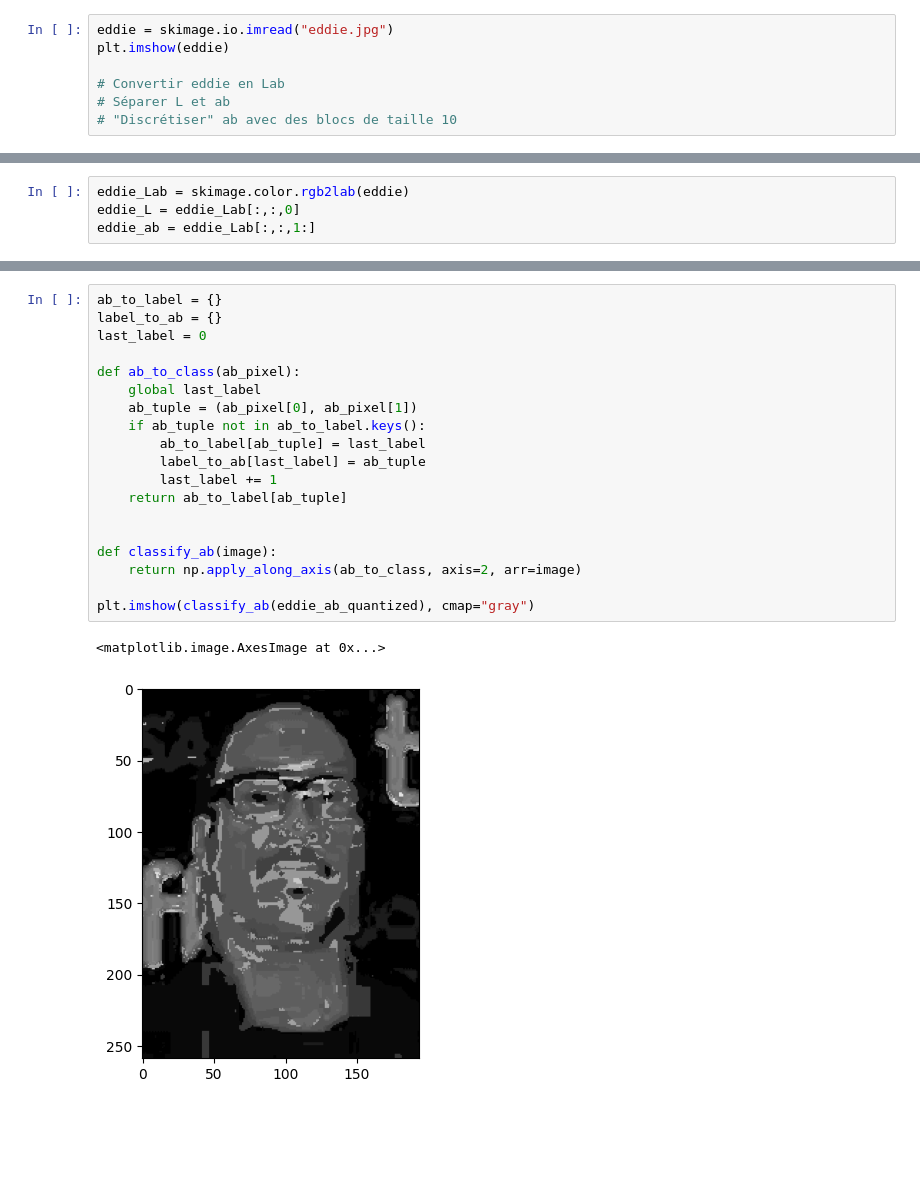
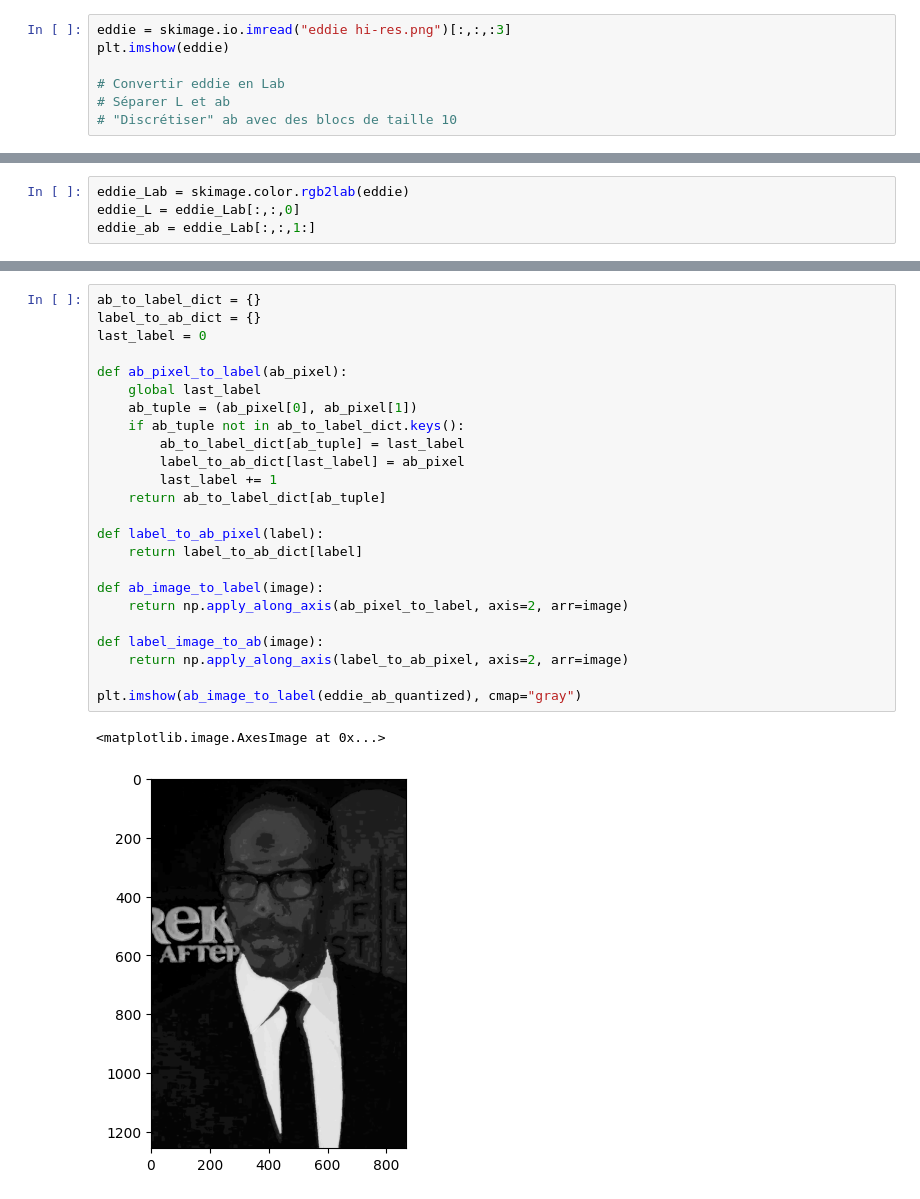
Before and after one commit to Kaduo/Deep-colorization-BIHAR-24-26, a Jupyter notebook: quantize.ipynb, the cells around one changed output, grey strips where cells are left out. Saved outputs shown, nothing was run; the diff lists cells and outputs as text; blank space fills up the shorter version.

```diff
--- a/quantize.ipynb
+++ b/quantize.ipynb
@@ -5,5 +18,5 @@ import numpy as np
 # %%
-eddie = skimage.io.imread("eddie.jpg")
+eddie = skimage.io.imread("eddie hi-res.png")[:,:,:3]
 plt.imshow(eddie)
 
 # Convertir eddie en Lab
@@ -49,22 +62,27 @@ plt.imshow(skimage.color.lab2rgb(np.stack([eddie_L, eddie_ab_quantized[:,:,0], e
 # %%
-ab_to_label = {}
-label_to_ab = {}
+ab_to_label_dict = {}
+label_to_ab_dict = {}
 last_label = 0
 
-def ab_to_class(ab_pixel):
+def ab_pixel_to_label(ab_pixel):
     global last_label
     ab_tuple = (ab_pixel[0], ab_pixel[1])
-    if ab_tuple not in ab_to_label.keys():
-        ab_to_label[ab_tuple] = last_label
-        label_to_ab[last_label] = ab_tuple
+    if ab_tuple not in ab_to_label_dict.keys():
+        ab_to_label_dict[ab_tuple] = last_label
+        label_to_ab_dict[last_label] = ab_pixel
         last_label += 1
-    return ab_to_label[ab_tuple]
+    return ab_to_label_dict[ab_tuple]
 
+def label_to_ab_pixel(label):
+    return label_to_ab_dict[label]
 
-def classify_ab(image):
-    return np.apply_along_axis(ab_to_class, axis=2, arr=image)
+def ab_image_to_label(image):
+    return np.apply_along_axis(ab_pixel_to_label, axis=2, arr=image)
 
-plt.imshow(classify_ab(eddie_ab_quantized), cmap="gray")
+def label_image_to_ab(image):
+    return np.apply_along_axis(label_to_ab_pixel, axis=2, arr=image)
+
+plt.imshow(ab_image_to_label(eddie_ab_quantized), cmap="gray")
 # %% [output]
 <matplotlib.image.AxesImage at 0x...>
-[figure, old version]
+[figure, new version]
```
Also changed, not shown: parts of 10 cells of this notebook, 8 other files.
